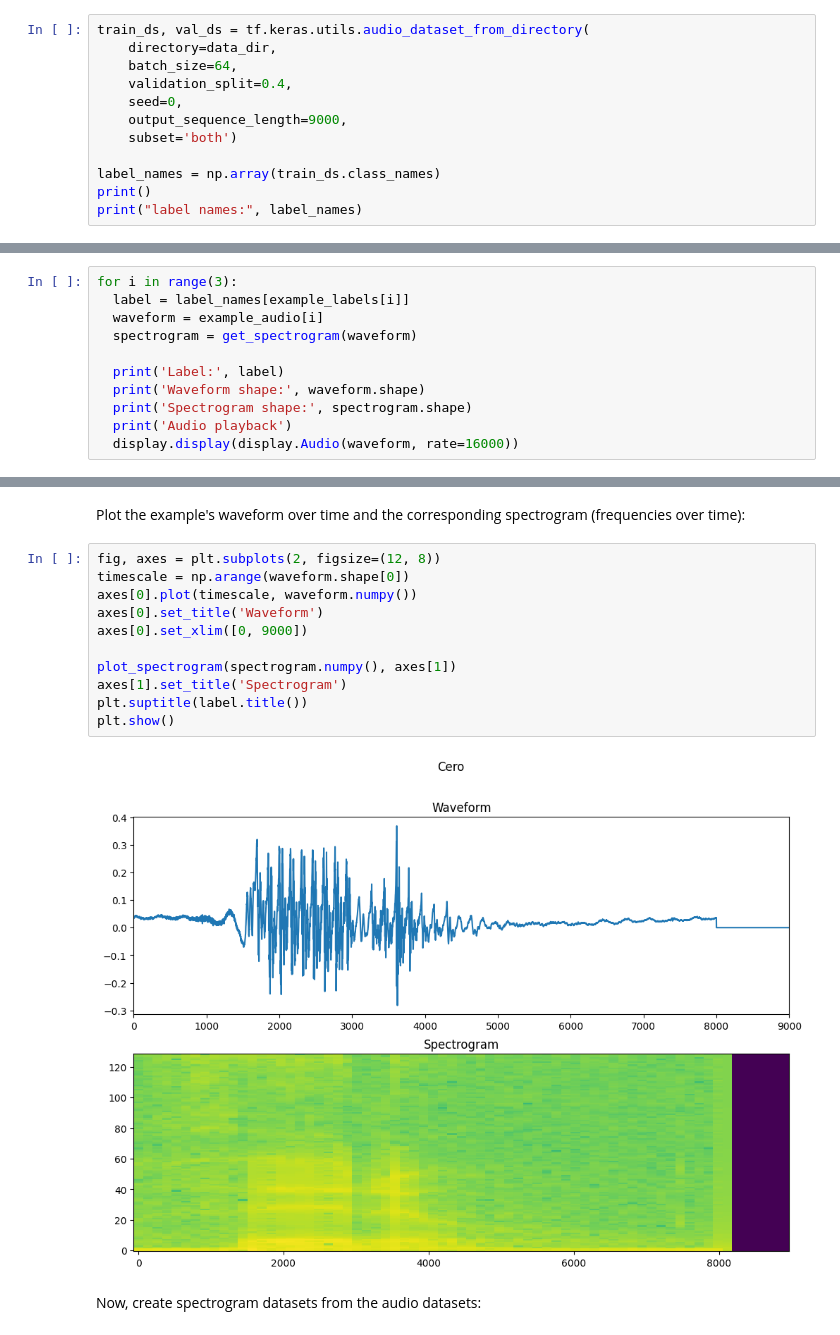
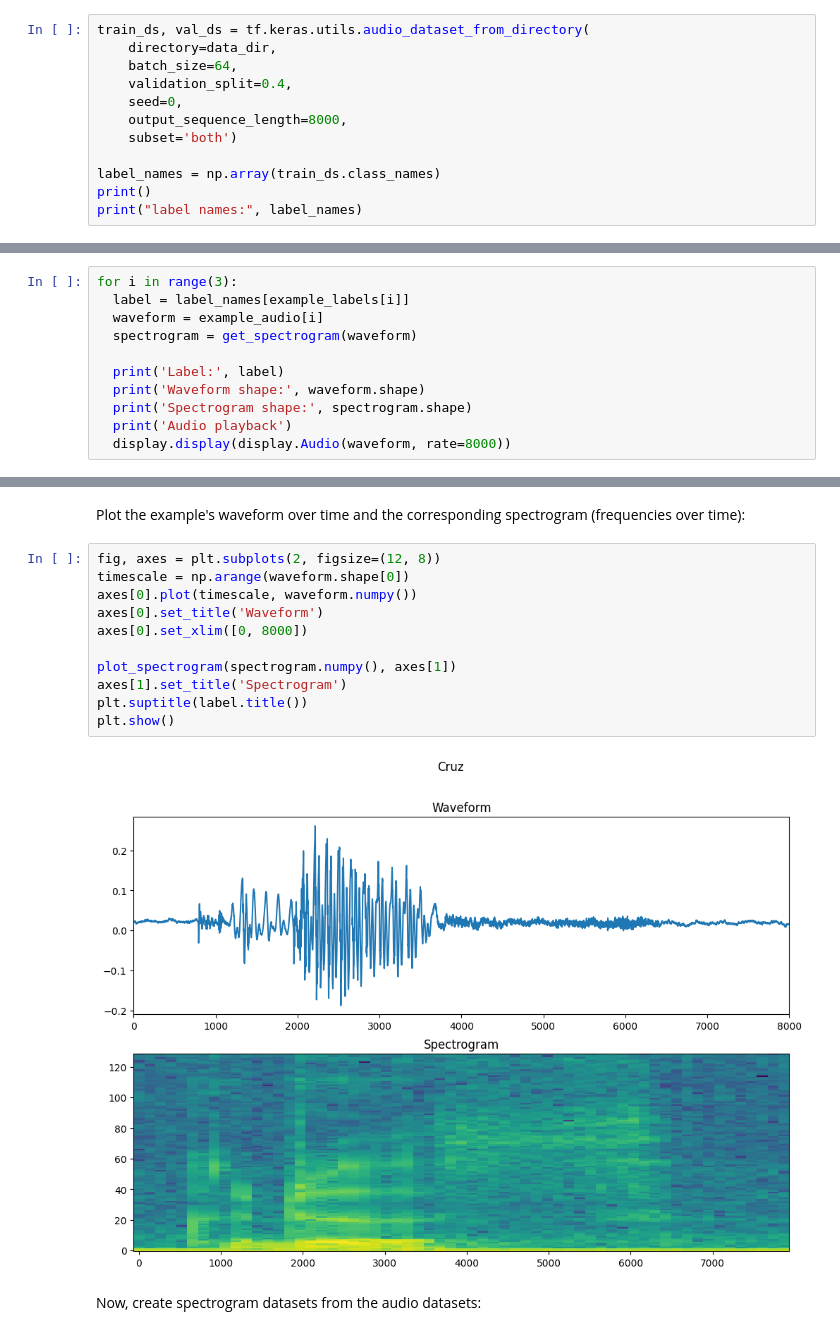
Before and after one commit to IgnacioGarciaLuengo/Edge_Computing_IOT, a Jupyter notebook: creacion_red_1.ipynb, the cells around one changed output, grey strips where cells are left out. Saved outputs shown, nothing was run; the diff lists cells and outputs as text.

Commit message:
ajustes audios

```diff
--- a/creacion_red_1.ipynb
+++ b/creacion_red_1.ipynb
@@ -32,7 +32,7 @@ train_ds, val_ds = tf.keras.utils.audio_dataset_from_directory(
     batch_size=64,
     validation_split=0.4,
     seed=0,
-    output_sequence_length=9000,
+    output_sequence_length=8000,
     subset='both')
 
 label_names = np.array(train_ds.class_names)
@@ -108,5 +108,5 @@ for i in range(3):
   print('Waveform shape:', waveform.shape)
   print('Spectrogram shape:', spectrogram.shape)
   print('Audio playback')
-  display.display(display.Audio(waveform, rate=16000))
+  display.display(display.Audio(waveform, rate=8000))
 # %% [output]
@@ -146,16 +146,16 @@ Plot the example's waveform over time and the corresponding spectrogram (frequen
 # %%
 fig, axes = plt.subplots(2, figsize=(12, 8))
 timescale = np.arange(waveform.shape[0])
 axes[0].plot(timescale, waveform.numpy())
 axes[0].set_title('Waveform')
-axes[0].set_xlim([0, 9000])
+axes[0].set_xlim([0, 8000])
 
 plot_spectrogram(spectrogram.numpy(), axes[1])
 axes[1].set_title('Spectrogram')
 plt.suptitle(label.title())
 plt.show()
 # %% [output]
-[figure, old version]
+[figure, new version]
 # %% [markdown]
 Now, create spectrogram datasets from the audio datasets:
 # %%
```
Also changed, not shown: parts of 17 cells of this notebook, 28 other files.
